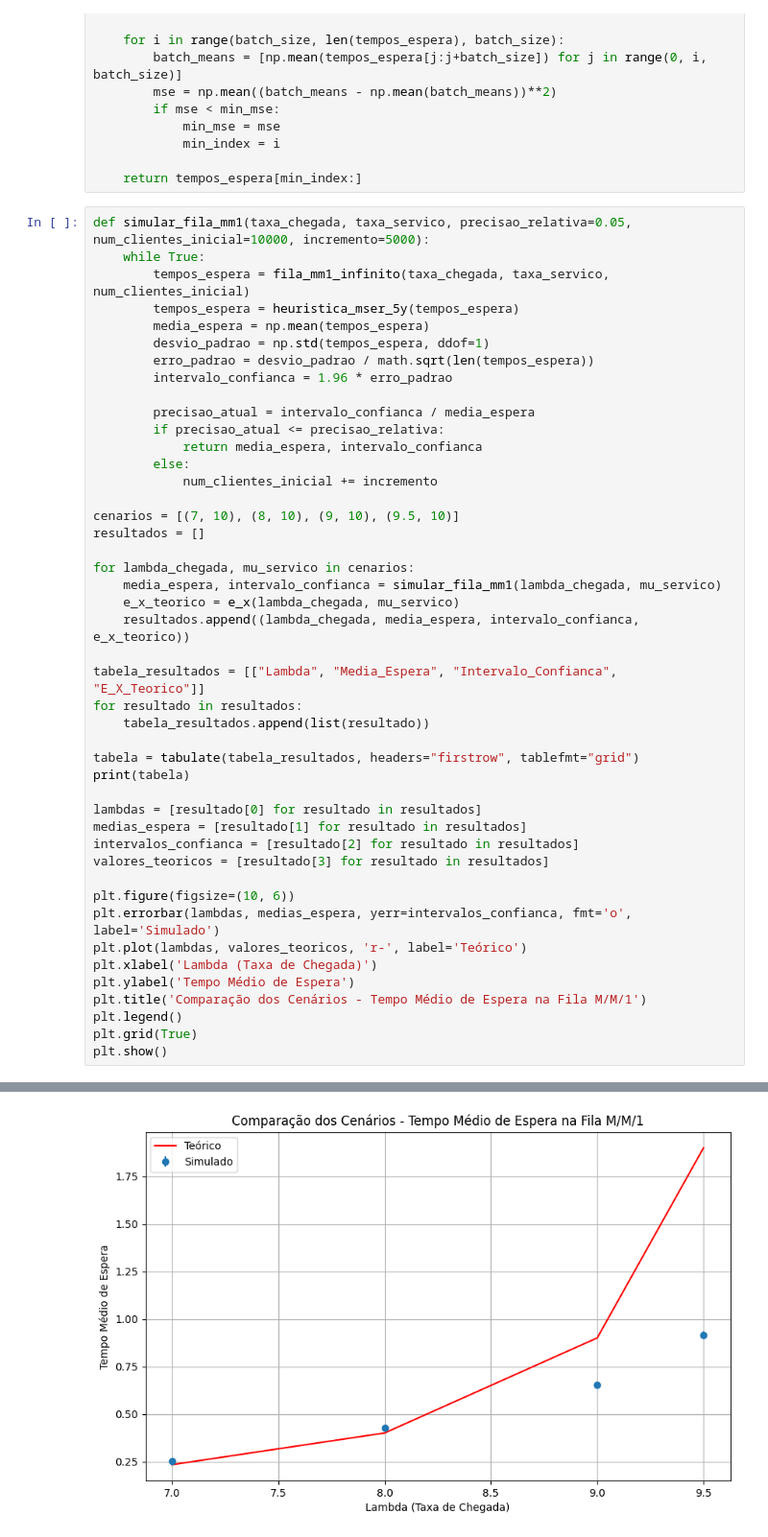
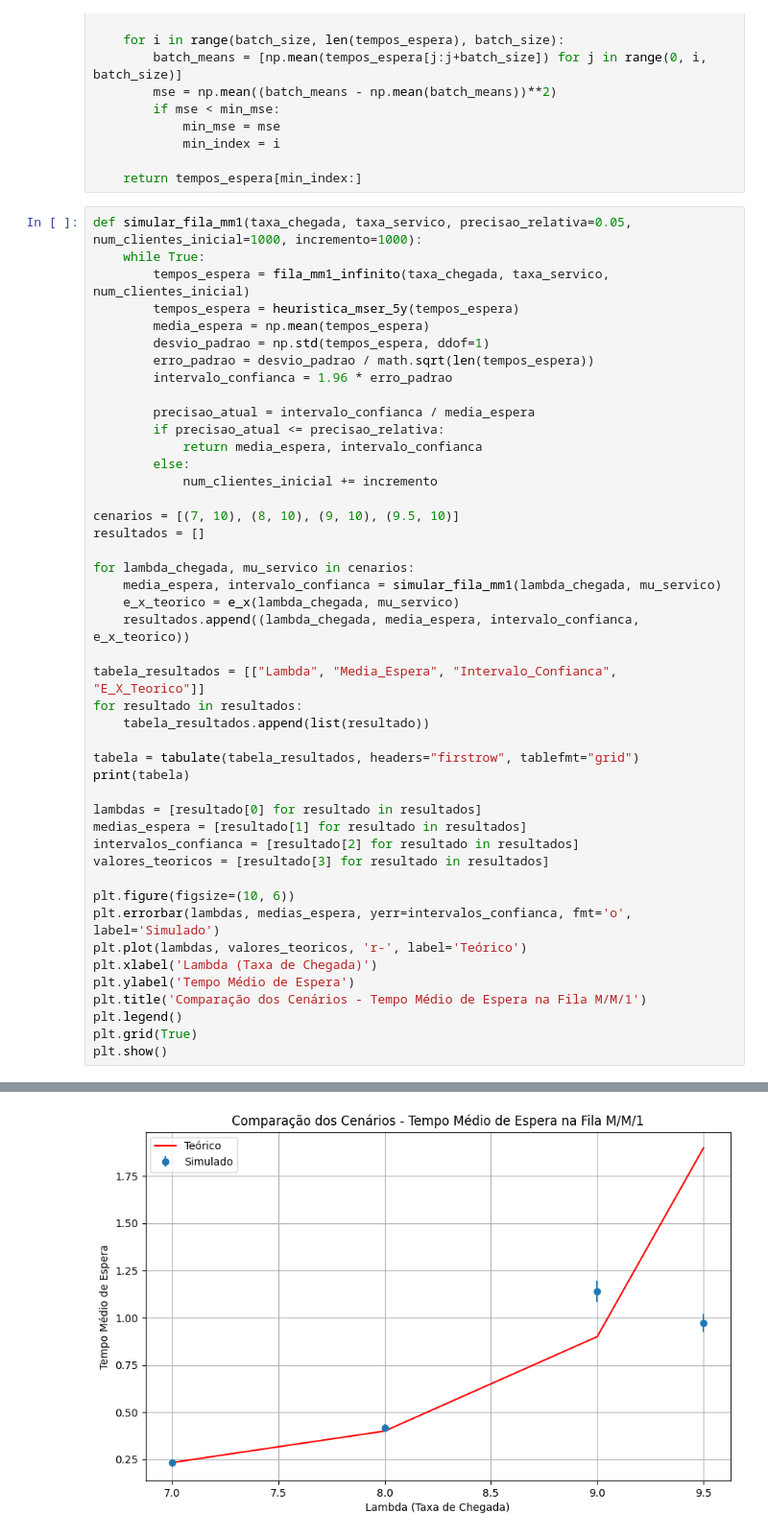
Before and after one commit to mariasald/avd-2024-01, a Jupyter notebook: Atividade_Prática_4_O_Problema_do_Transiente.ipynb, the cells around one changed output, grey strips where cells are left out. Shown at 96% size. Drawn from its saved outputs; the diff is of its cells as text.

```diff
--- a/Atividade_Prática_4_O_Problema_do_Transiente.ipynb
+++ b/Atividade_Prática_4_O_Problema_do_Transiente.ipynb
@@ -295,7 +329,7 @@ def heuristica_mser_5y(tempos_espera, num_batches=5):
 
     return tempos_espera[min_index:]
 # %%
-def simular_fila_mm1(taxa_chegada, taxa_servico, precisao_relativa=0.05, num_clientes_inicial=10000, incremento=5000):
+def simular_fila_mm1(taxa_chegada, taxa_servico, precisao_relativa=0.05, num_clientes_inicial=1000, incremento=1000):
     while True:
         tempos_espera = fila_mm1_infinito(taxa_chegada, taxa_servico, num_clientes_inicial)
         tempos_espera = heuristica_mser_5y(tempos_espera)
@@ -353,2 +387,2 @@ plt.show()
 +----------+----------------+-----------------------+---------------+
-[figure, old version]
+[figure, new version]
```
Also changed, not shown: parts of 12 cells of this notebook.
